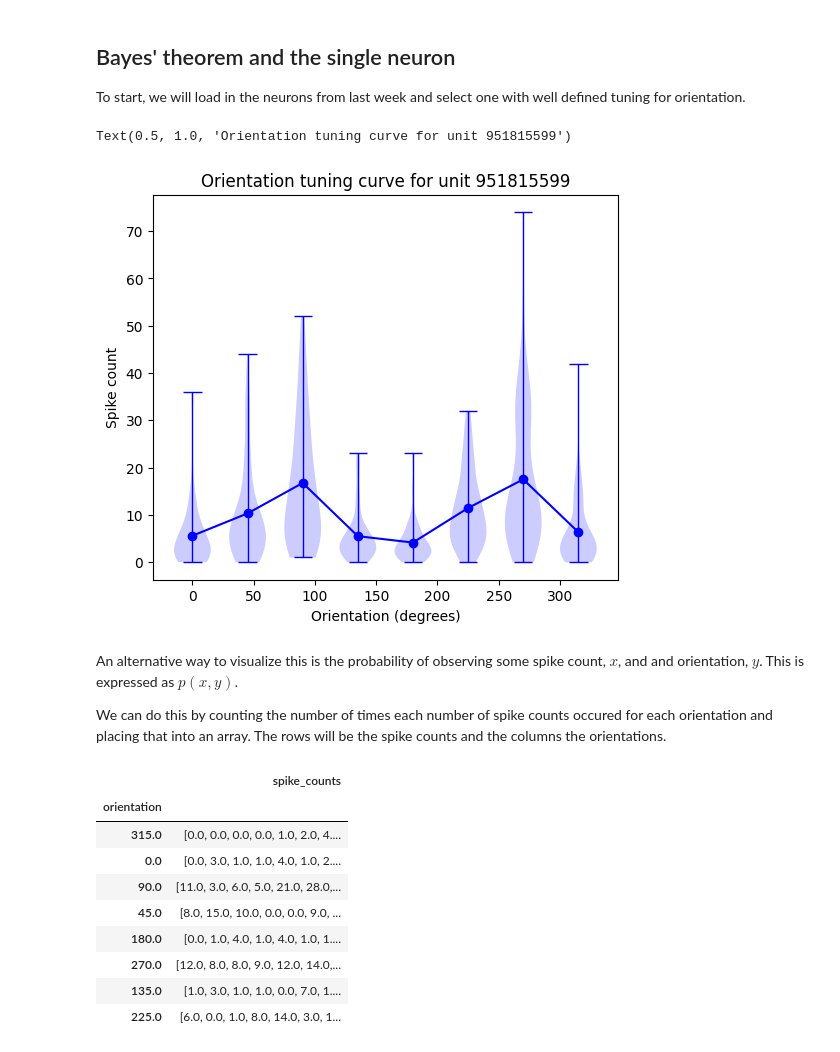
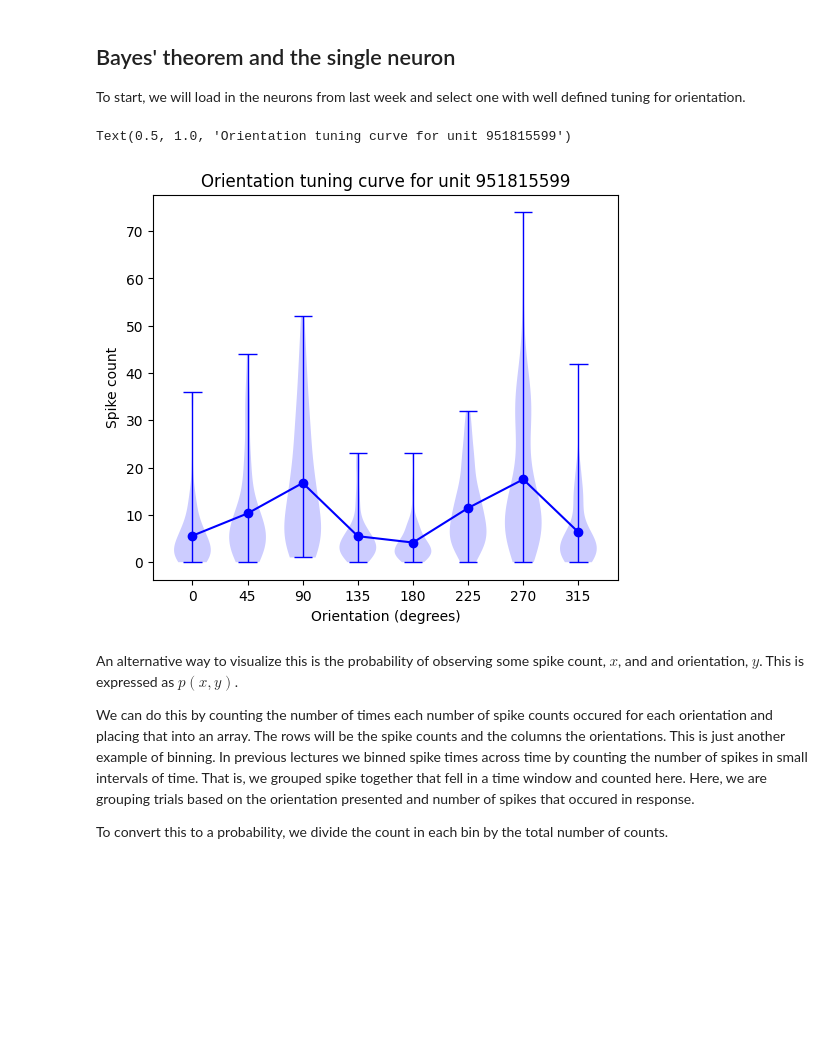
Before and after one commit to dbheadley/DecodingTheBrain, a Jupyter notebook: Week12/notes.ipynb, the cells around one changed output. Saved outputs shown, nothing was run; the diff lists cells and outputs as text; code cells hidden in the pictures; blank space fills up the shorter version.

Commit message:
updated multiple lectures

```diff
--- a/Week12/notes.ipynb
+++ b/Week12/notes.ipynb
@@ -115,39 +116,29 @@ spikes['rf_ori_emp'] = spikes['rf_ori'].apply(lambda x: x.rf())
 sel_unit = 951815599
 rf_ori_counts = spikes.loc[sel_unit,'rf_ori'].stim_counts
 rf_ori_mean = spikes.loc[sel_unit,'rf_ori_emp']
+ori_vals = rf_ori_mean[2][0]
 # %%
 fig, ax = plt.subplots(figsize=(6,5))
-ax.plot(rf_ori_mean[2][0], rf_ori_mean[0].flatten(), 'o-', color='blue')
+ax.plot(ori_vals, rf_ori_mean[0].flatten(), 'o-', color='blue')
 
 
 for ori, counts in rf_ori_counts.iterrows():
     vp = ax.violinplot(counts.values[0], positions=[ori], widths=30)
     vp['bodies'][0].set_facecolor('blue')
     vp['bodies'][0].set_alpha(0.2)
     for line in ['cmaxes', 'cmins', 'cbars']:
         vp[line].set_edgecolor('blue')
         vp[line].set_linewidth(1)
+ax.set_xticks(ori_vals)
 ax.set_xlabel('Orientation (degrees)')
 ax.set_ylabel('Spike count')
 ax.set_title('Orientation tuning curve for unit {}'.format(sel_unit))
 # %% [output]
 Text(0.5, 1.0, 'Orientation tuning curve for unit 951815599')
-[figure, old version]
+[figure, new version]
 # %% [markdown]
 An alternative way to visualize this is the probability of observing some spike count, $x$, and and orientation, $y$. This is expressed as $p(x,y)$.
 
-We can do this by counting the number of times each number of spike counts occured for each orientation and placing that into an array. The rows will be the spike counts and the columns the orientations.
+We can do this by counting the number of times each number of spike counts occured for each orientation and placing that into an array. The rows will be the spike counts and the columns the orientations. This is just another example of binning. In previous lectures we binned spike times across time by counting the number of spikes in small intervals of time. That is, we grouped spike together that fell in a time window and counted here. Here, we are grouping trials based on the orientation presented and number of spikes that occured in response.
+
+To convert this to a probability, we divide the count in each bin by the total number of counts.
-# %%
-rf_ori_counts = rf_ori_counts.loc[[315, 0, 90, 45, 180, 270, 135, 225],:]
-rf_ori_counts
-# %% [output]
-|  | spike_counts |
-| orientation |  |
-| 315.0 | [0.0, 0.0, 0.0, 0.0, 1.0, 2.0, 4.... |
-| 0.0 | [0.0, 3.0, 1.0, 1.0, 4.0, 1.0, 2.... |
-| 90.0 | [11.0, 3.0, 6.0, 5.0, 21.0, 28.0,... |
-| 45.0 | [8.0, 15.0, 10.0, 0.0, 0.0, 9.0, ... |
-| 180.0 | [0.0, 1.0, 4.0, 1.0, 4.0, 1.0, 1.... |
-| 270.0 | [12.0, 8.0, 8.0, 9.0, 12.0, 14.0,... |
-| 135.0 | [1.0, 3.0, 1.0, 1.0, 0.0, 7.0, 1.... |
-| 225.0 | [6.0, 0.0, 1.0, 8.0, 14.0, 3.0, 1... |
```
Also changed, not shown: parts of 20 cells of this notebook, 3 other files.
